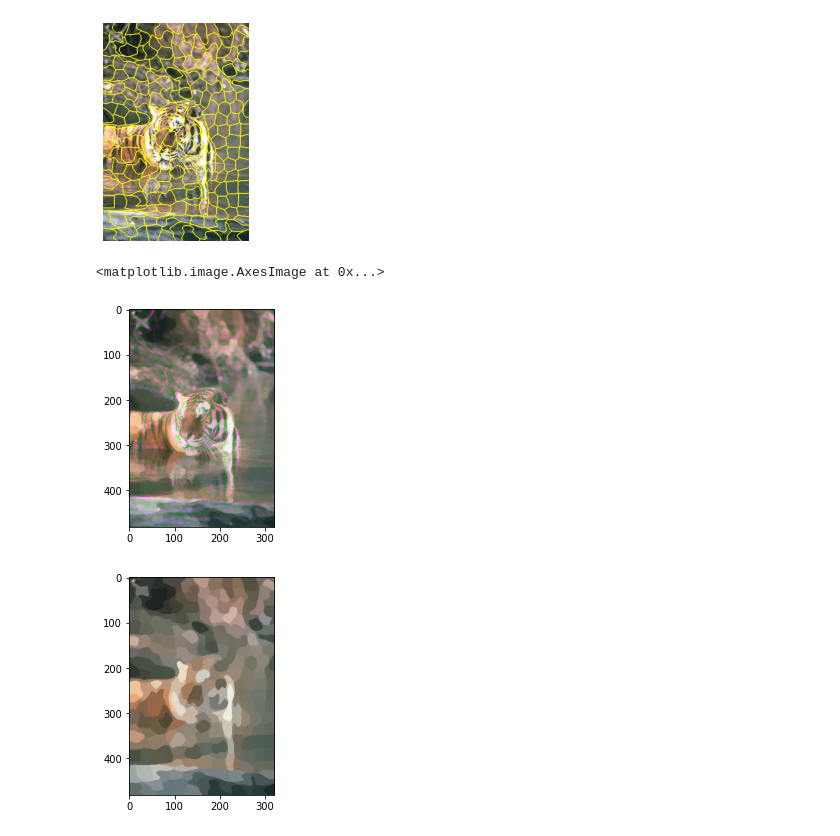
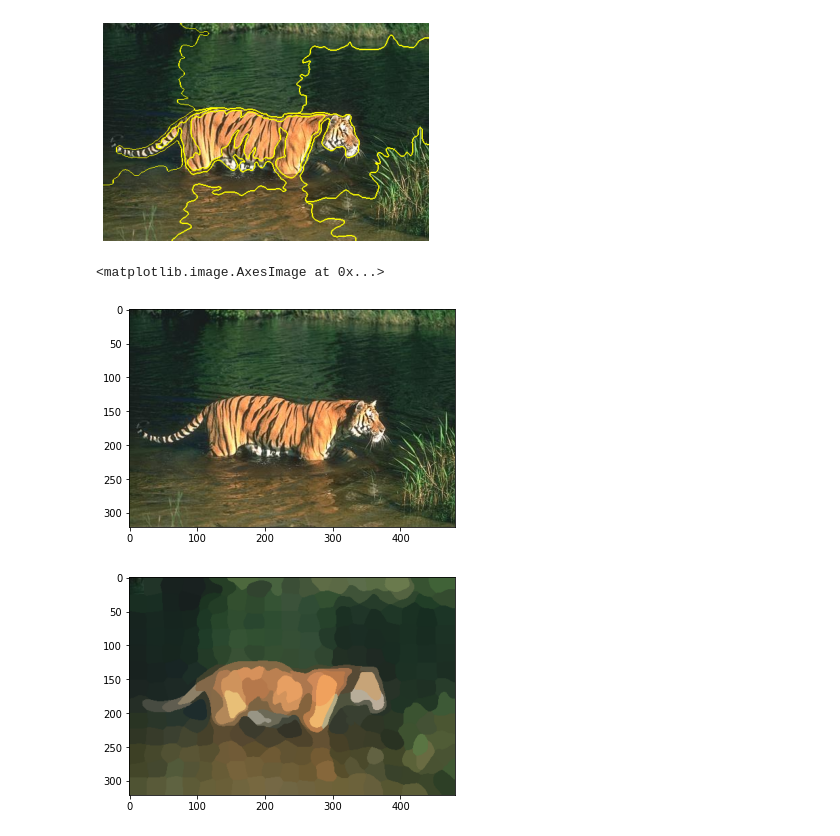
Before and after one commit to sahin52/Image-Final, a Jupyter notebook: tempq2.ipynb, the cells around one changed output. Drawn from its saved outputs; the diff is of its cells as text; code cells hidden in the pictures.

```diff
--- a/tempq2.ipynb
+++ b/tempq2.ipynb
@@ -1,31 +1,31 @@
 # %%
 # import the necessary packages
 from skimage.segmentation import slic
 from skimage.segmentation import mark_boundaries
 from skimage.util import img_as_float
 from skimage import io
 import matplotlib.pyplot as plt
 import argparse
 import cv2 as cv
 
 # load the image and convert it to a floating point data type
-image =cv.cvtColor(cv.imread("Dataset2/2.jpg"),cv.COLOR_RGB2BGR)
+image =cv.cvtColor(cv.imread("Dataset2/3.jpg"),cv.COLOR_RGB2BGR)
 
 
 # apply SLIC and extract (approximately) the supplied number
 # of segments
-segments = slic(image, n_segments = 250, sigma = 5,multichannel=True)
+segments = slic(image, n_segments = 9, sigma = 3,multichannel=True)
 
 # show the output of SLIC
 fig = plt.figure("Superpixels -- %d segments%")
 ax = fig.add_subplot(1, 1, 1)
 ax.imshow(mark_boundaries(image, segments))
 plt.axis("off")
 
 # show the plots
 plt.show()
 # %% [output]
-[figure, old version]
+[figure, new version]
 # %%
 from skimage.measure import regionprops
 regions = regionprops(segments, intensity_image=image[:,:,1])
@@ -39,7 +37,7 @@ for r in regions:
 plt.imshow(image)
 # %% [output]
 <matplotlib.image.AxesImage at 0x...>
-[figure, old version]
+[figure, new version]
 # %%
 for i in range(3):
     regions = regionprops(segments, intensity_image=image[:,:,i])
@@ -49,4 +47,4 @@ for i in range(3):
 plt.imshow(image)
 plt.show()
 # %% [output]
-[figure, old version]
+[figure, new version]
```
Also changed, not shown: parts of 2 cells of this notebook, 4 other files.
